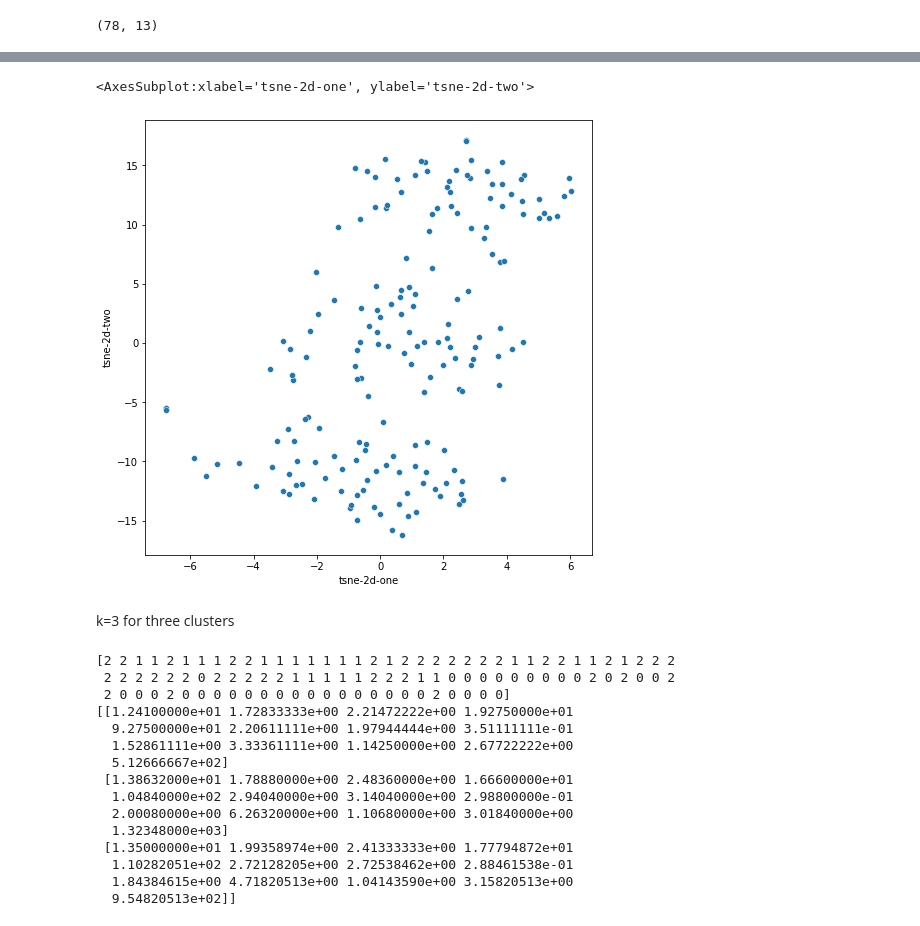
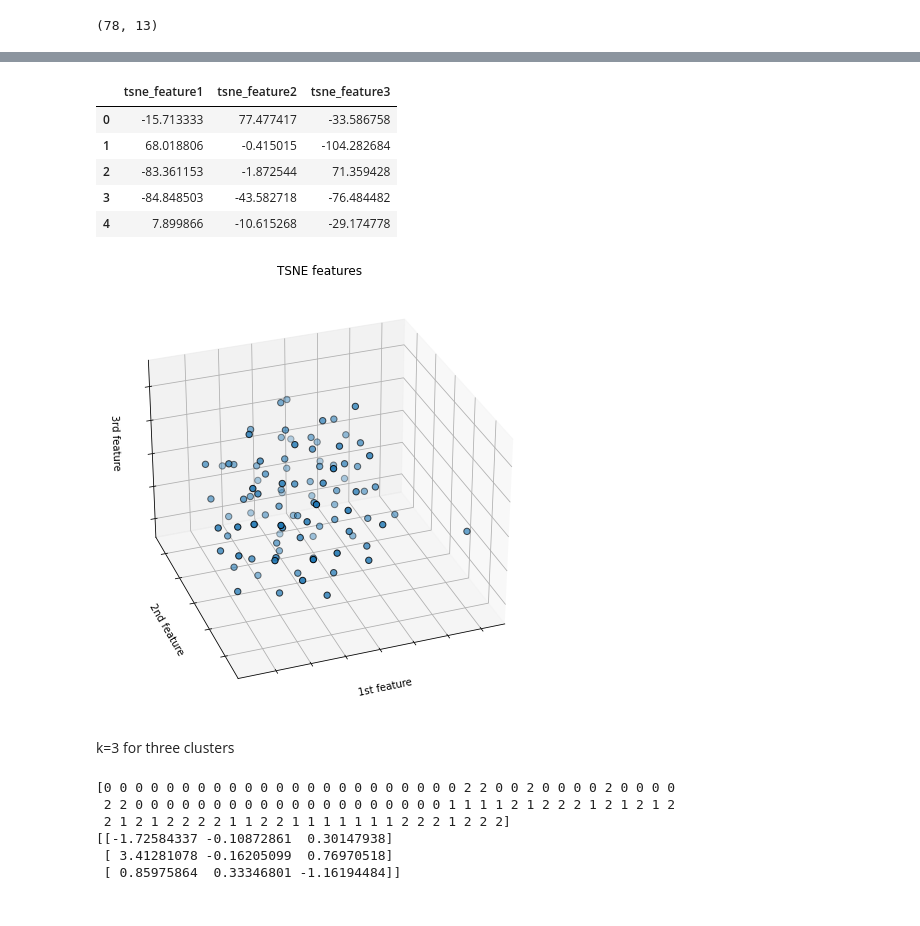
Before and after one commit to silvererudite/30-for-30-ml-projects, a Jupyter notebook: unsupervised/clustering-basics.ipynb, the cells around one changed output, grey strips where cells are left out. Saved outputs shown, nothing was run; the diff lists cells and outputs as text; code cells hidden in the pictures.

```diff
--- a/unsupervised/clustering-basics.ipynb
+++ b/unsupervised/clustering-basics.ipynb
@@ -119,40 +119,60 @@ plt.show()
 # %%
-embedded_X = TSNE(n_components=2, learning_rate=50)
+embedded_X = TSNE(n_components=3, learning_rate=50)
 tsne_features = embedded_X.fit_transform(X_standard)
-df['tsne-2d-one'] = tsne_features[:,0]
-df['tsne-2d-two'] = tsne_features[:,1]
+
+tsne_df = pd.DataFrame(data = tsne_features
+             , columns = ['tsne_feature1', 'tsne_feature2', 'tsne_feature3'])
+tsne_df.head()
+# %% [output]
+|  | tsne_feature1 | tsne_feature2 | tsne_feature3 |
+| 0 | -15.713333 | 77.477417 | -33.586758 |
+| 1 | 68.018806 | -0.415015 | -104.282684 |
+| 2 | -83.361153 | -1.872544 | 71.359428 |
+| 3 | -84.848503 | -43.582718 | -76.484482 |
+| 4 | 7.899866 | -10.615268 | -29.174778 |
 # %%
-plt.figure(figsize=(8,8))
-sns.scatterplot(
-    x="tsne-2d-one", y="tsne-2d-two",
-    data=df,
-    legend="full",
-    palette="deep"
-)
+# plt.figure(figsize=(8,8))
+# sns.scatterplot(
+#     x="tsne_feature1", y="tsne_feature2",
+#     data=tsne_df,
+#     legend="full",
+#     palette="deep"
+# )
-# %% [output]
-<AxesSubplot:xlabel='tsne-2d-one', ylabel='tsne-2d-two'>
-[figure, removed]
+# %%
+fig = plt.figure(1, figsize=(8, 6))
+ax = Axes3D(fig, elev=-150, azim=110)
+ax.scatter(
+    tsne_df['tsne_feature1'],
+    tsne_df['tsne_feature2'],
+    tsne_df['tsne_feature3'],
+    cmap=plt.cm.Set1,
+    edgecolor="k",
+    s=40,
+)
+ax.set_title("TSNE features")
+ax.set_xlabel("1st feature")
+ax.w_xaxis.set_ticklabels([])
+ax.set_ylabel("2nd feature")
+ax.w_yaxis.set_ticklabels([])
+ax.set_zlabel("3rd feature")
+ax.w_zaxis.set_ticklabels([])
+
+plt.show()
+# %% [output]
+[figure, added]
 # %% [markdown]
 k=3 for three clusters
 # %%
-kmeans = KMeans(n_clusters=3, random_state=1234).fit(train_X)
+train_data = pca_df.to_numpy()
+kmeans = KMeans(n_clusters=3, random_state=47).fit(train_data)
 print(kmeans.labels_)
 
 print(kmeans.cluster_centers_)
 # %% [output]
-[2 2 1 1 2 1 1 1 2 2 1 1 1 1 1 1 1 2 1 2 2 2 2 2 2 2 1 1 2 2 1 1 2 1 2 2 2
- 2 2 2 2 2 2 0 2 2 2 2 2 1 1 1 1 1 2 2 2 1 1 0 0 0 0 0 0 0 0 0 2 0 2 0 0 2
- 2 0 0 0 2 0 0 0 0 0 0 0 0 0 0 0 0 0 0 0 0 2 0 0 0 0]
-[[1.24100000e+01 1.72833333e+00 2.21472222e+00 1.92750000e+01
-  9.27500000e+01 2.20611111e+00 1.97944444e+00 3.51111111e-01
-  1.52861111e+00 3.33361111e+00 1.14250000e+00 2.67722222e+00
-  5.12666667e+02]
- [1.38632000e+01 1.78880000e+00 2.48360000e+00 1.66600000e+01
-  1.04840000e+02 2.94040000e+00 3.14040000e+00 2.98800000e-01
-  2.00080000e+00 6.26320000e+00 1.10680000e+00 3.01840000e+00
-  1.32348000e+03]
- [1.35000000e+01 1.99358974e+00 2.41333333e+00 1.77794872e+01
-  1.10282051e+02 2.72128205e+00 2.72538462e+00 2.88461538e-01
-  1.84384615e+00 4.71820513e+00 1.04143590e+00 3.15820513e+00
-  9.54820513e+02]]
+[0 0 0 0 0 0 0 0 0 0 0 0 0 0 0 0 0 0 0 0 0 0 0 2 2 0 0 2 0 0 0 0 2 0 0 0 0
+ 2 2 0 0 0 0 0 0 0 0 0 0 0 0 0 0 0 0 0 0 0 0 1 1 1 1 2 1 2 2 2 1 2 1 2 1 2
+ 2 1 2 1 2 2 2 2 1 1 2 2 1 1 1 1 1 1 1 2 2 2 1 2 2 2]
+[[-1.72584337 -0.10872861  0.30147938]
+ [ 3.41281078 -0.16205099  0.76970518]
+ [ 0.85975864  0.33346801 -1.16194484]]
 # %%
```
Also changed, not shown: parts of 4 cells of this notebook.
